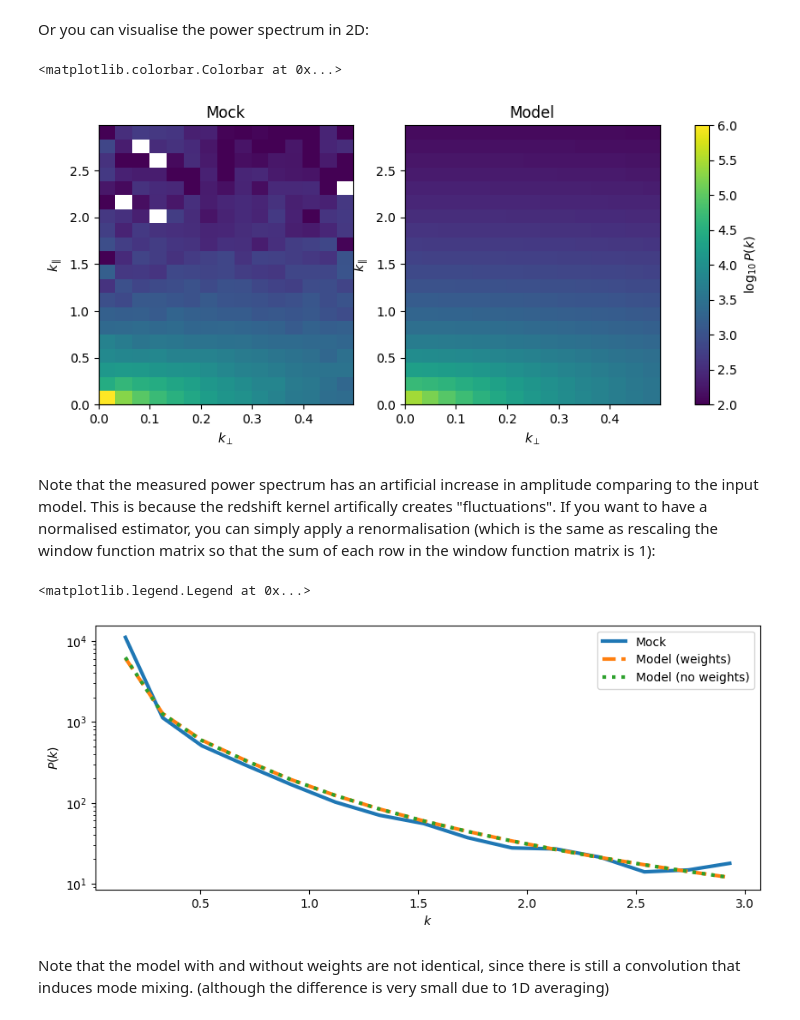
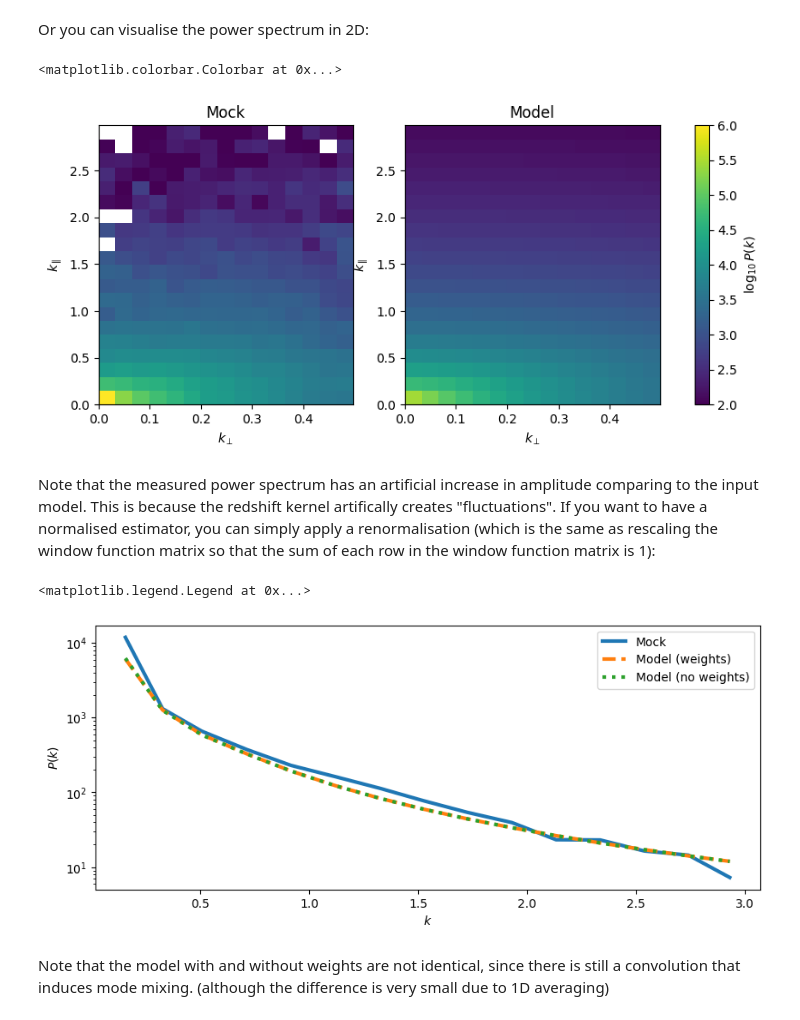
Before and after one commit to zhaotingchen/meer21cm, a Jupyter notebook: docs/source/cookbook/weights.ipynb, the cells around one changed output. Drawn from its saved outputs; the diff is of its cells as text; code cells hidden in the pictures.

```diff
--- a/docs/source/cookbook/weights.ipynb
+++ b/docs/source/cookbook/weights.ipynb
@@ -37,7 +37,10 @@ from meer21cm.plot import plot_map
 from meer21cm.power import power_weights_renorm
 # %%
 # start from scratch, generate galaxy catalogue that is trimmed and have dndz
-mock = MockSimulation()
+mock = MockSimulation(
+    survey="meerklass_2021",
+    band="L",
+)
 dndz = interp1d(np.linspace(mock.z_ch.min(),mock.z_ch.max(),100),windows.blackmanharris(100),bounds_error=False,fill_value=0)
 raminMK, ramaxMK = 334, 357
 decminMK, decmaxMK = -35, -26.5
@@ -45,14 +48,18 @@ ra_range = (raminMK, ramaxMK)
 dec_range = (decminMK, decmaxMK)
 # all the other settings follow the default, which corresponds to the MeerKLASS L-band deep-field survey
 mock = MockSimulation(
+    survey="meerklass_2021",
+    band="L",
     flat_sky=True,
+    #num_discrete_source=1e5,
     num_discrete_source=1e5,
+    seed=12345,
     tracer_bias_2=1.0,
+    mean_amp_1='average_hi_temp',
     ra_range=ra_range,
     dec_range=dec_range,
     discrete_source_dndz=dndz,
-    seed=101,
-    renorm_weights_field_1=False,
+    #seed=101,
 )
 # generate the mock tracer
 mock.propagate_mock_tracer_to_gal_cat()
@@ -117,8 +130,10 @@ wf_gal /= wf_gal.mean()
 And then calculate the power spectrum:
 # %%
 # galaxy number count to overdensity
-mock.field_1 = gal_count/gal_count.mean() - 1
-mock.weights_field_1 = wf_gal.copy()
+mock.field_2 = gal_count/gal_count.mean() - 1
+mock.weights_field_2 = wf_gal.copy()
+mock.mean_center_2 = False
+mock.unitless_2 = False
 # G_grid = 1
 mock.compensate = [False,False]
 # G_map = 1
@@ -126,13 +141,16 @@ mock.include_sky_sampling = [False,False]
 # B = 1
 mock.include_beam = [False,False]
 # no grid weights
-mock.weights_grid_1 = None
+mock.weights_grid_2 = None
+# turn off renormalisation
+mock.renorm_weights_2 = False
+weights_renorm = power_weights_renorm(wf_gal)
 # get the 3D power spectrum
-power_mock = mock.auto_power_3d_1.copy()
+power_mock = mock.auto_power_3d_2.copy()
 # since we set b_g = 1, the input model power is the same as the matter power spectrum
 power_model_no_weights = mock.auto_power_matter_model.copy()
 # the model power is then convolved with the field-level weights
-power_model_weights = mock.auto_power_tracer_1_model.copy()
+power_model_weights = mock.auto_power_tracer_2_model.copy()
 # shot noise
 shot_noise = np.prod(mock.box_len) / gal_count.sum()
 # %% [markdown]
@@ -183,23 +196,23 @@ axes[1].set_title('Model')
 plt.colorbar(im,ax=axes[:],label=r'$\log_{10} P(k)$')
 # %% [output]
 <matplotlib.colorbar.Colorbar at 0x...>
-[figure, old version]
+[figure, new version]
 # %% [markdown]
 Note that the measured power spectrum has an artificial increase in amplitude comparing to the input model. This is because the redshift kernel artifically creates "fluctuations". If you want to have a normalised estimator, you can simply apply a renormalisation (which is the same as rescaling the window function matrix so that the sum of each row in the window function matrix is 1):
 # %%
-renorm_weights = power_weights_renorm(wf_gal)
+renorm_weights = power_weights_renorm(wf_gal, wf_gal)
 plt.figure(figsize=(10,4))
 ax = plt.gca()
 ax.plot(keff,(power_1d_mock-shot_noise)*renorm_weights,label='Mock',ls='-',lw=3)
 ax.plot(keff,power_1d_model_weights*renorm_weights,label='Model (weights)',ls='--',lw=3)
 ax.plot(keff,power_1d_model_no_weights,label='Model (no weights)',ls=':',lw=3)
 ax.set_xlabel(r'$k$')
 ax.set_ylabel(r'$P(k)$')
 ax.set_yscale('log')
 ax.legend()
 # %% [output]
 <matplotlib.legend.Legend at 0x...>
-[figure, old version]
+[figure, new version]
 # %% [markdown]
 Note that the model with and without weights are not identical, since there is still a convolution that induces mode mixing. (although the difference is very small due to 1D averaging)
 # %%
```
Also changed, not shown: parts of 23 cells of this notebook, 1 other file.
